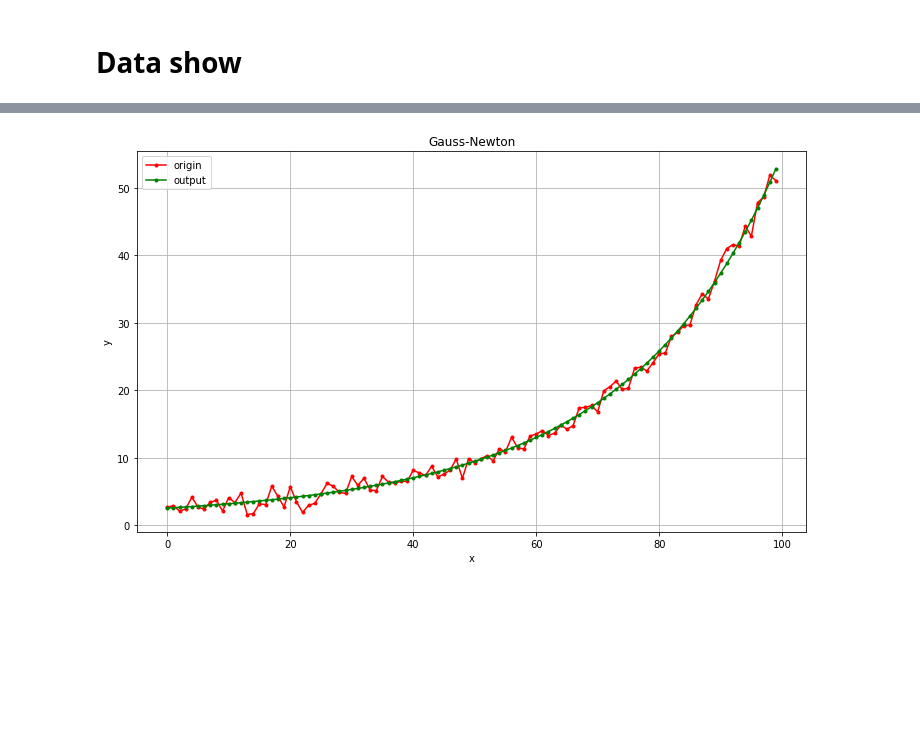
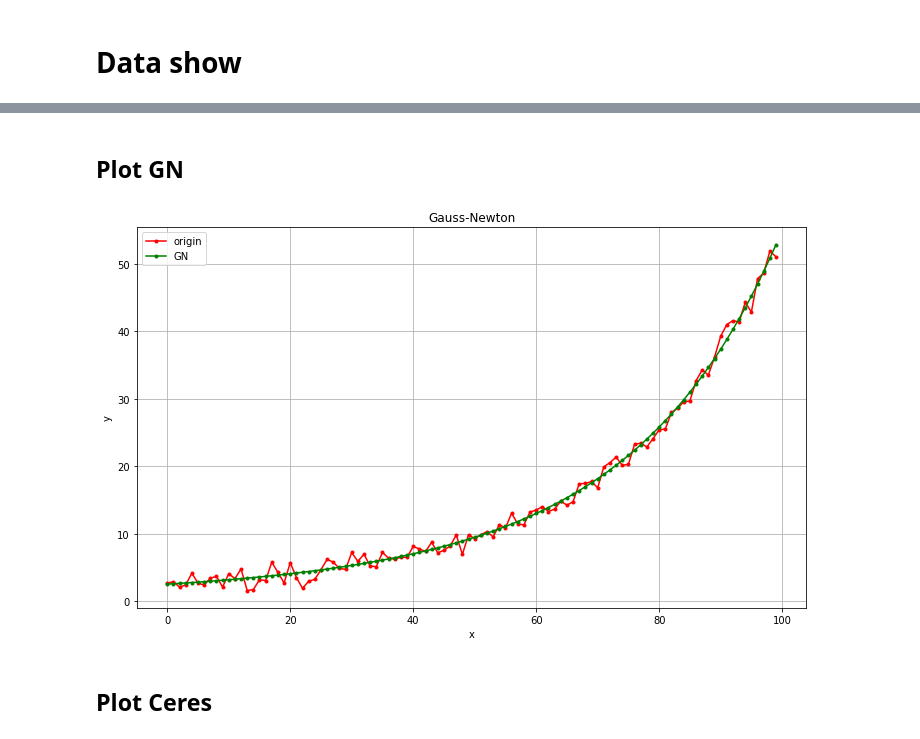
Before and after one commit to uestc-zzh/Slam, a Jupyter notebook: PA4_code/data_plot.ipynb, the cells around one changed output, grey strips where cells are left out. Saved outputs shown, nothing was run; the diff lists cells and outputs as text; code cells hidden in the pictures; blank space fills up the shorter version.

```diff
--- a/PA4_code/data_plot.ipynb
+++ b/PA4_code/data_plot.ipynb
@@ -12,3 +11,5 @@ UsageError: Line magic function `%` not found.
+# %% [markdown]
+## Plot GN
 # %%
 origin_fd = open("origin_data.txt")
 out_fd = open("out_data.txt")
@@ -22,12 +23,14 @@ for data in out_fd.readlines():
 # %%
 plt.figure(figsize=(12,7))
 p1=plt.plot(origin_data,color='r',marker='.')
 p2=plt.plot(out_data,color='g',marker='.')
 plt.title("Gauss-Newton")
 plt.grid("true")
 plt.xlabel("x")
 plt.ylabel("y")
-plt.legend([p1,p2],labels=['origin', 'output'],loc='best',numpoints=1)
+plt.legend([p1,p2],labels=['origin', 'GN'],loc='best',numpoints=1)
 plt.show()
 # %% [output]
-[figure, old version]
+[figure, new version]
+# %% [markdown]
+## Plot Ceres
```
Also changed, not shown: parts of 3 cells of this notebook, 23 other files.
